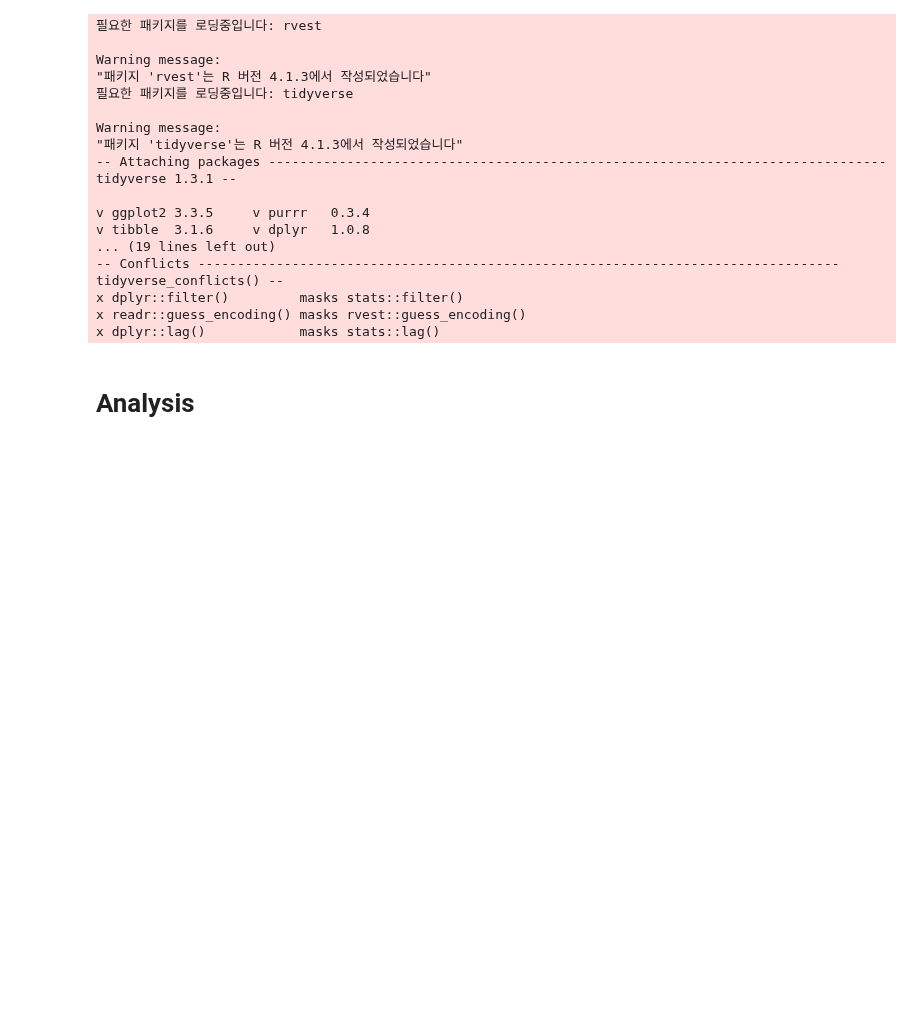
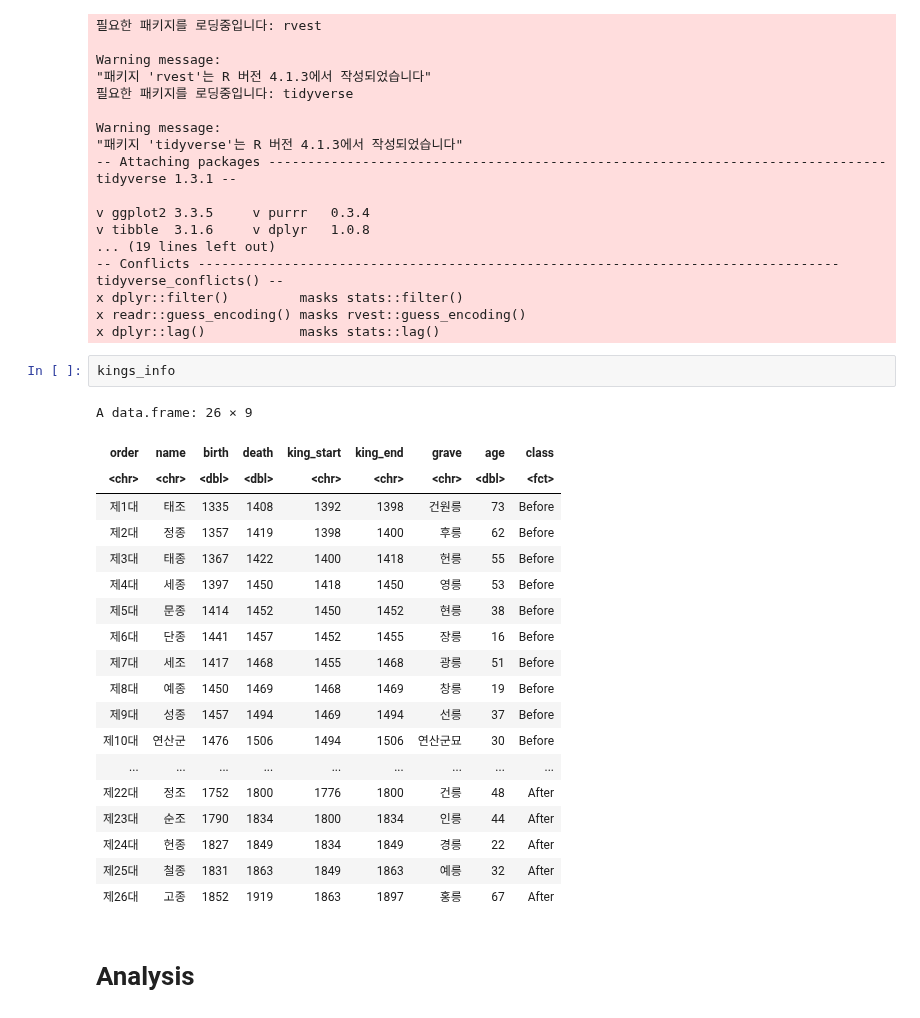
Before and after one commit to stahangryum/Woo, a Jupyter notebook: _notebooks/2022-05-30-Joseon_king.ipynb, the cells around one changed output. Drawn from its saved outputs; the diff is of its cells as text; blank space fills up the shorter version.

```diff
--- a/_notebooks/2022-05-30-Joseon_king.ipynb
+++ b/_notebooks/2022-05-30-Joseon_king.ipynb
@@ -91,6 +91,28 @@ v tibble  3.1.6     v dplyr   1.0.8
 x dplyr::filter()         masks stats::filter()
 x readr::guess_encoding() masks rvest::guess_encoding()
 x dplyr::lag()            masks stats::lag()
+# %%
+kings_info
+# %% [output]
+A data.frame: 26 × 9
+| order | name | birth | death | king_start | king_end | grave | age | class |
+| <chr> | <chr> | <dbl> | <dbl> | <chr> | <chr> | <chr> | <dbl> | <fct> |
+| 제1대 | 태조 | 1335 | 1408 | 1392 | 1398 | 건원릉 | 73 | Before |
+| 제2대 | 정종 | 1357 | 1419 | 1398 | 1400 | 후릉 | 62 | Before |
+| 제3대 | 태종 | 1367 | 1422 | 1400 | 1418 | 헌릉 | 55 | Before |
+| 제4대 | 세종 | 1397 | 1450 | 1418 | 1450 | 영릉 | 53 | Before |
+| 제5대 | 문종 | 1414 | 1452 | 1450 | 1452 | 현릉 | 38 | Before |
+| 제6대 | 단종 | 1441 | 1457 | 1452 | 1455 | 장릉 | 16 | Before |
+| 제7대 | 세조 | 1417 | 1468 | 1455 | 1468 | 광릉 | 51 | Before |
+| 제8대 | 예종 | 1450 | 1469 | 1468 | 1469 | 창릉 | 19 | Before |
+| 제9대 | 성종 | 1457 | 1494 | 1469 | 1494 | 선릉 | 37 | Before |
+| 제10대 | 연산군 | 1476 | 1506 | 1494 | 1506 | 연산군묘 | 30 | Before |
+| ... | ... | ... | ... | ... | ... | ... | ... | ... |
+| 제22대 | 정조 | 1752 | 1800 | 1776 | 1800 | 건릉 | 48 | After |
+| 제23대 | 순조 | 1790 | 1834 | 1800 | 1834 | 인릉 | 44 | After |
+| 제24대 | 헌종 | 1827 | 1849 | 1834 | 1849 | 경릉 | 22 | After |
+| 제25대 | 철종 | 1831 | 1863 | 1849 | 1863 | 예릉 | 32 | After |
+| 제26대 | 고종 | 1852 | 1919 | 1863 | 1897 | 홍릉 | 67 | After |
 # %% [markdown]
 # Analysis
 # %% [markdown]
```
Also changed, not shown: 2 other files.
